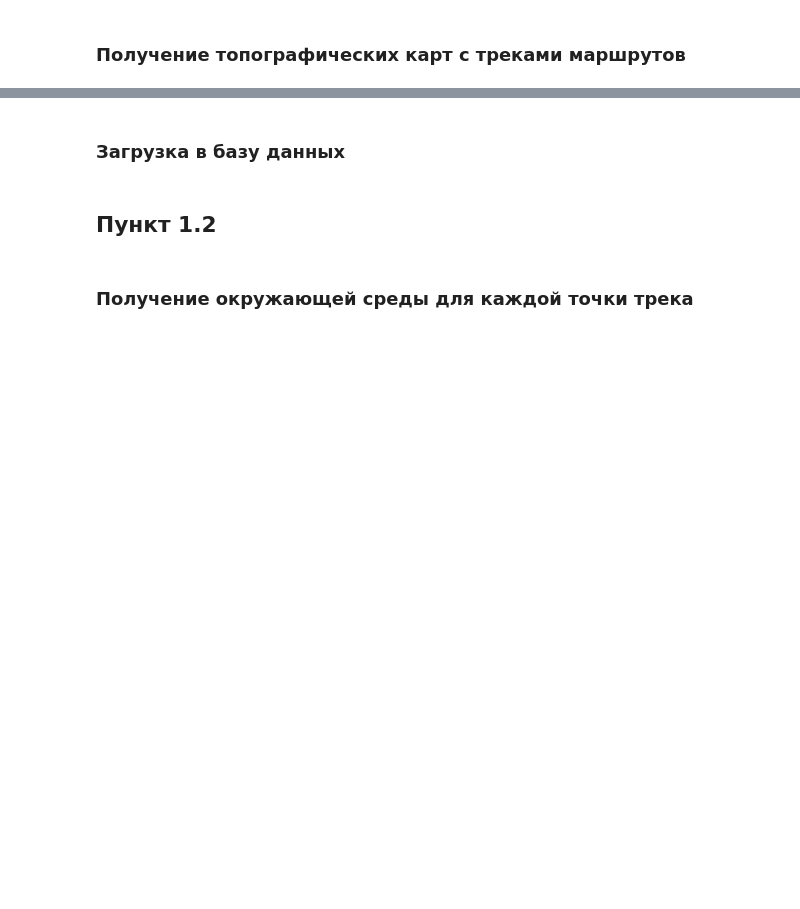
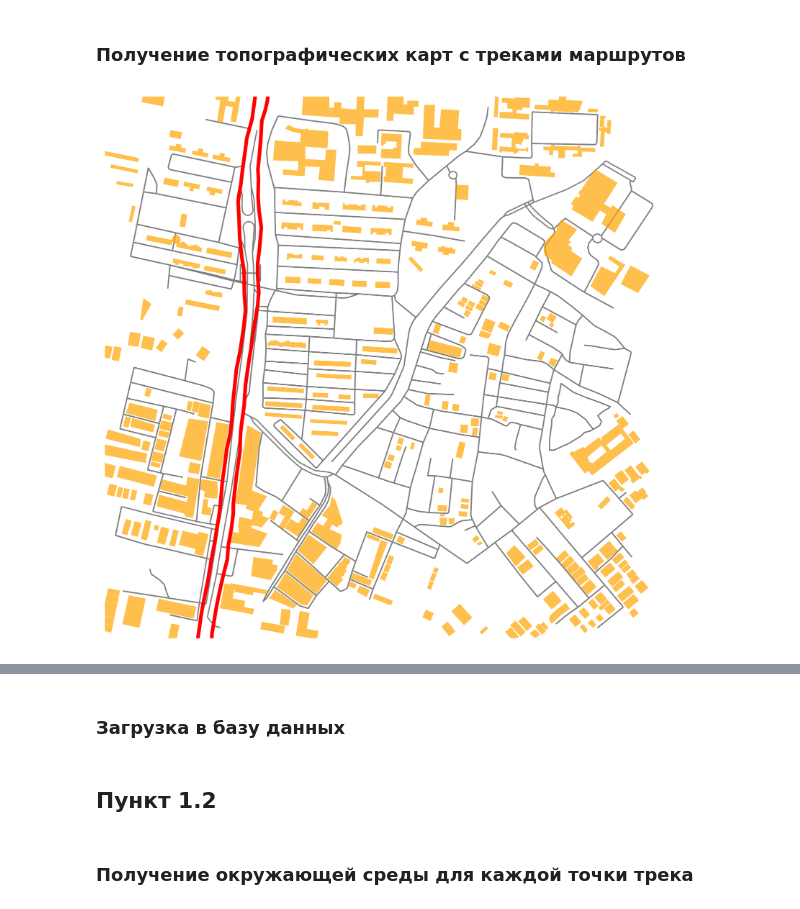
Before and after one commit to Krashper/ML_Competitions, a Jupyter notebook: Routes_optimization/Module_A/main.ipynb, the cells around one changed output, grey strips where cells are left out. Drawn from its saved outputs; the diff is of its cells as text; code cells hidden in the pictures; blank space fills up the shorter version.

```diff
--- a/Routes_optimization/Module_A/main.ipynb
+++ b/Routes_optimization/Module_A/main.ipynb
@@ -163 +185,7 @@ def visualize_topo_map(points, center_lat, center_lng, radius=500, filename="map
         return filename
+# %%
+#карта для первого трека
+image = Image.open(r"C:\Users\User\ML_Competitions\Routes_optimization\Module_A\maps\1.png")
+display(image)
+# %% [output]
+[figure, added]
```
Also changed, not shown: parts of 29 cells of this notebook, 15 other files.
